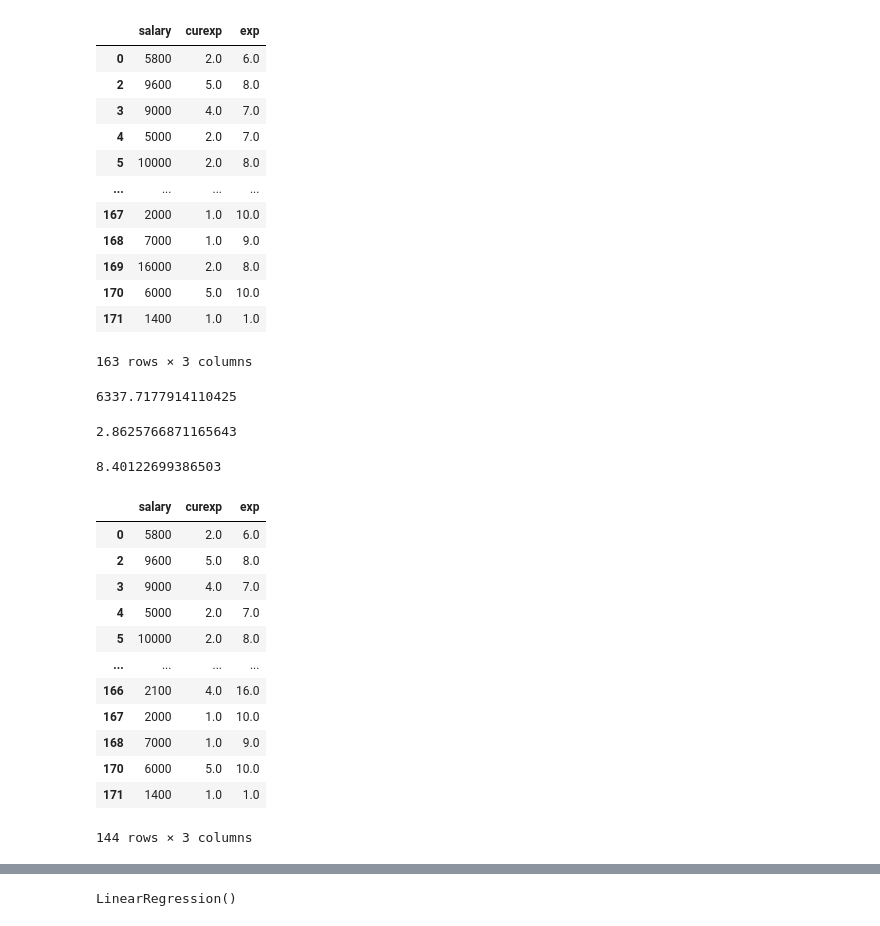
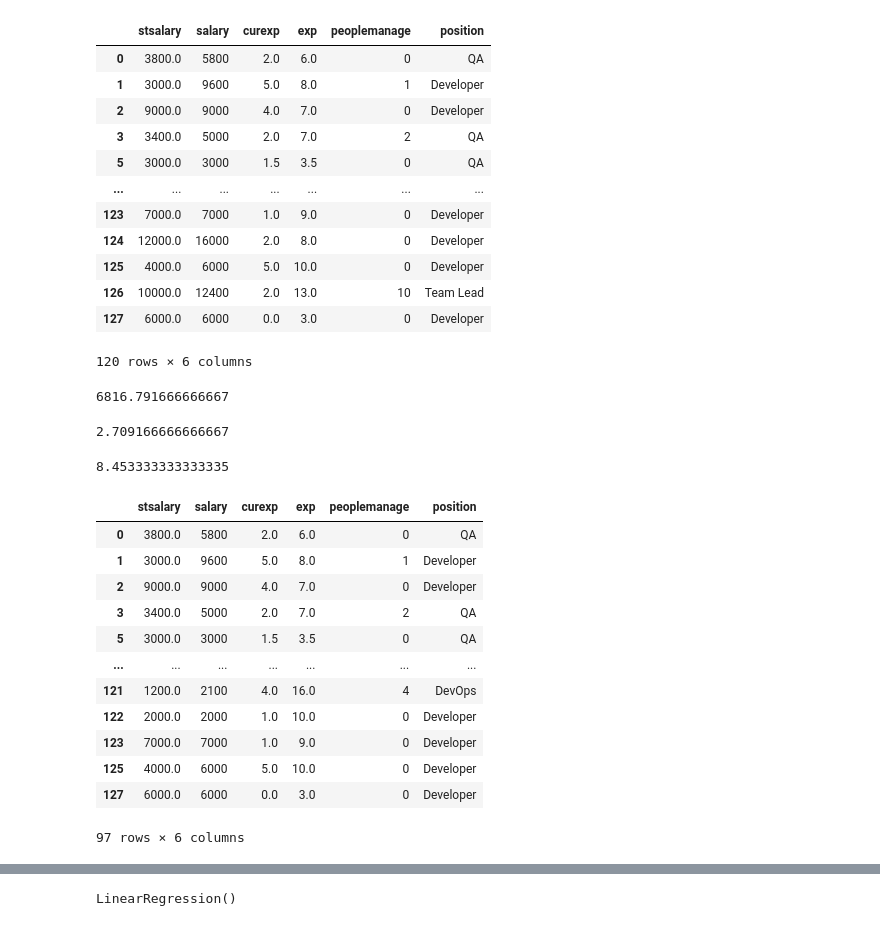
Before and after one commit to zyppyvids/SalaryRegressionPredictor, a Jupyter notebook: salaries_itbulgaria.ipynb, the cells around one changed output, grey strips where cells are left out. Drawn from its saved outputs; the diff is of its cells as text; code cells hidden in the pictures.

```diff
--- a/salaries_itbulgaria.ipynb
+++ b/salaries_itbulgaria.ipynb
@@ -8,6 +8,6 @@ import numpy as np
 import pandas as pd
 from sklearn import linear_model
 # %%
-salaries = pd.read_csv("salaryrangesbg.csv")
+salaries = pd.read_csv("data.csv")
 salaries
 # %% [output]
@@ -28,6 +28,6 @@ salaries
 salaries_copy = salaries.copy()
 
 # We filter the faulty rows (current experience cannot be higher than overall experience, salary cannot be 0)
-salaries_copy = salaries_copy[(salaries_copy.curexp <= salaries_copy.exp) & (salaries_copy.salary != 0)]
+salaries_copy = salaries_copy[(salaries_copy.curexp <= salaries_copy.exp) & (salaries_copy.salary != 0) & (salaries_copy.stsalary != 0) & (salaries_copy.stsalary <= salaries_copy.salary)]
 salaries_copy
 # %% [output]
@@ -57,31 +57,31 @@ salaries_copy.exp = salaries_copy.exp.fillna(exp_mean)
 salaries_copy = salaries_copy[(salaries_copy.curexp <= salaries_copy.exp)]
 salaries_copy
 # %% [output]
-|  | salary | curexp | exp |
-| 0 | 5800 | 2.0 | 6.0 |
-| 2 | 9600 | 5.0 | 8.0 |
-| 3 | 9000 | 4.0 | 7.0 |
-| 4 | 5000 | 2.0 | 7.0 |
-| 5 | 10000 | 2.0 | 8.0 |
-| ... | ... | ... | ... |
-| 167 | 2000 | 1.0 | 10.0 |
-| 168 | 7000 | 1.0 | 9.0 |
-| 169 | 16000 | 2.0 | 8.0 |
-| 170 | 6000 | 5.0 | 10.0 |
-| 171 | 1400 | 1.0 | 1.0 |
+|  | stsalary | salary | curexp | exp | peoplemanage | position |
+| 0 | 3800.0 | 5800 | 2.0 | 6.0 | 0 | QA |
+| 1 | 3000.0 | 9600 | 5.0 | 8.0 | 1 | Developer |
+| 2 | 9000.0 | 9000 | 4.0 | 7.0 | 0 | Developer |
+| 3 | 3400.0 | 5000 | 2.0 | 7.0 | 2 | QA |
+| 5 | 3000.0 | 3000 | 1.5 | 3.5 | 0 | QA |
+| ... | ... | ... | ... | ... | ... | ... |
+| 123 | 7000.0 | 7000 | 1.0 | 9.0 | 0 | Developer |
+| 124 | 12000.0 | 16000 | 2.0 | 8.0 | 0 | Developer |
+| 125 | 4000.0 | 6000 | 5.0 | 10.0 | 0 | Developer |
+| 126 | 10000.0 | 12400 | 2.0 | 13.0 | 10 | Team Lead |
+| 127 | 6000.0 | 6000 | 0.0 | 3.0 | 0 | Developer |
-163 rows × 3 columns
+120 rows × 6 columns
 # %%
 salary_mean
 # %% [output]
-6337.7177914110425
+6816.791666666667
 # %%
 curexp_mean
 # %% [output]
-2.8625766871165643
+2.709166666666667
 # %%
 exp_mean
 # %% [output]
-8.40122699386503
+8.453333333333335
 # %%
 # IQR Outliers removal happens here
 # SALARY
@@ -98,43 +98,56 @@ lower_boundary = Q1 - 1.5 * IQR
 salaries_copy = salaries_copy[(salaries_copy.salary <= upper_boundary) & (salaries_copy.salary >= lower_boundary)]
 
 # EXPERIENCE
 Q1 = np.percentile(salaries_copy.exp, 25,
                    method = 'midpoint')
 
 Q3 = np.percentile(salaries_copy.exp, 75,
                    method = 'midpoint')
 IQR = Q3 - Q1
 
 upper_boundary = Q3 + 1.5 * IQR
 lower_boundary = Q1 - 1.5 * IQR
 
 salaries_copy = salaries_copy[(salaries_copy.exp <= upper_boundary) & (salaries_copy.exp >= lower_boundary)]
 
 
 # CURRENT EXPERIENCE
 Q1 = np.percentile(salaries_copy.curexp, 25,
                    method = 'midpoint')
 
 Q3 = np.percentile(salaries_copy.curexp, 75,
                    method = 'midpoint')
 IQR = Q3 - Q1
 
 upper_boundary = Q3 + 1.5 * IQR
 lower_boundary = Q1 - 1.5 * IQR
 
 salaries_copy = salaries_copy[(salaries_copy.curexp <= upper_boundary) & (salaries_copy.curexp >= lower_boundary)]
+
+# PEOPLE MANAGE
+Q1 = np.percentile(salaries_copy.peoplemanage, 25,
+                   method = 'midpoint')
+
+Q3 = np.percentile(salaries_copy.peoplemanage, 75,
+                   method = 'midpoint')
+IQR = Q3 - Q1
+
+upper_boundary = Q3 + 1.5 * IQR
+lower_boundary = Q1 - 1.5 * IQR
+
+salaries_copy = salaries_copy[(salaries_copy.peoplemanage <= upper_boundary) & (salaries_copy.peoplemanage >= lower_boundary)]
 salaries_copy
 # %% [output]
-|  | salary | curexp | exp |
-| 0 | 5800 | 2.0 | 6.0 |
-| 2 | 9600 | 5.0 | 8.0 |
-| 3 | 9000 | 4.0 | 7.0 |
-| 4 | 5000 | 2.0 | 7.0 |
-| 5 | 10000 | 2.0 | 8.0 |
-| ... | ... | ... | ... |
-| 166 | 2100 | 4.0 | 16.0 |
-| 167 | 2000 | 1.0 | 10.0 |
-| 168 | 7000 | 1.0 | 9.0 |
-| 170 | 6000 | 5.0 | 10.0 |
-| 171 | 1400 | 1.0 | 1.0 |
+|  | stsalary | salary | curexp | exp | peoplemanage | position |
+| 0 | 3800.0 | 5800 | 2.0 | 6.0 | 0 | QA |
+| 1 | 3000.0 | 9600 | 5.0 | 8.0 | 1 | Developer |
+| 2 | 9000.0 | 9000 | 4.0 | 7.0 | 0 | Developer |
+| 3 | 3400.0 | 5000 | 2.0 | 7.0 | 2 | QA |
+| 5 | 3000.0 | 3000 | 1.5 | 3.5 | 0 | QA |
+| ... | ... | ... | ... | ... | ... | ... |
+| 121 | 1200.0 | 2100 | 4.0 | 16.0 | 4 | DevOps |
+| 122 | 2000.0 | 2000 | 1.0 | 10.0 | 0 | Developer |
+| 123 | 7000.0 | 7000 | 1.0 | 9.0 | 0 | Developer |
+| 125 | 4000.0 | 6000 | 5.0 | 10.0 | 0 | Developer |
+| 127 | 6000.0 | 6000 | 0.0 | 3.0 | 0 | Developer |
-144 rows × 3 columns
+97 rows × 6 columns
```
Also changed, not shown: parts of 11 cells of this notebook, 4 other files.
